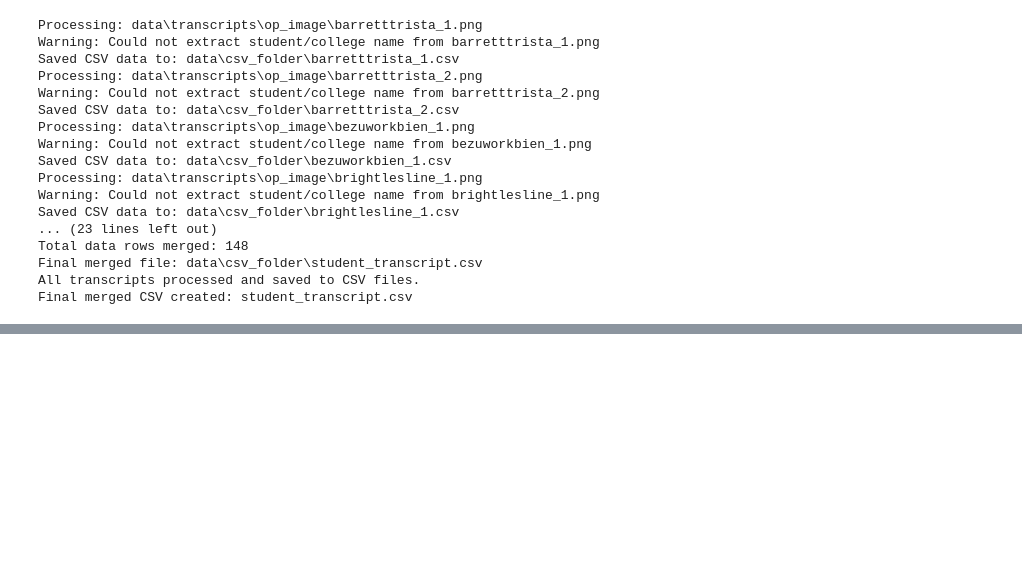
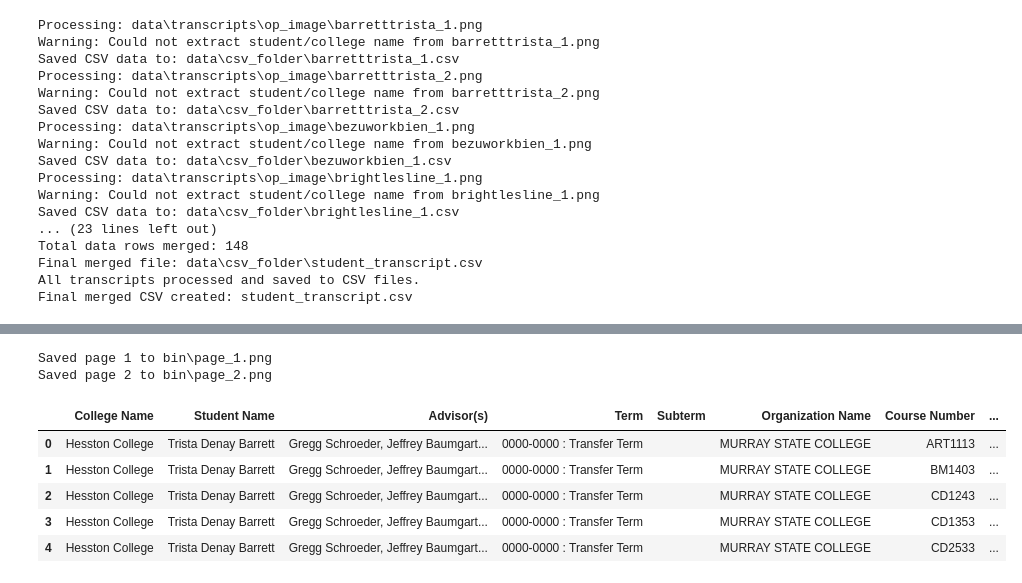
Before and after one commit to cchtnn/project_xa001, a Jupyter notebook: bin/csv_agent.ipynb, the cells around one changed output, grey strips where cells are left out. Cells and saved outputs as stored; diff of their text form; code cells hidden in the pictures; blank space fills up the shorter version.

```diff
--- a/csv_agent.ipynb
+++ b/bin/csv_agent.ipynb
@@ -2000,0 +2048,18 @@ Final merged CSV created: student_transcript.csv
+# %%
+extract_images_from_pdf("C:\\chtn\\gen_ai\\hitesh\\zenza_chatbot\project_xa001\\data\\transcripts\\Barrett, Trista.pdf", "bin\\")
+# %% [output]
+Saved page 1 to bin\page_1.png
+Saved page 2 to bin\page_2.png
+# %%
+import pandas as pd
+
+
+df1 = pd.read_csv("C:\\chtn\\gen_ai\\hitesh\\zenza_chatbot\\project_xa001\\data\\user_uploads\\chetan.mishra\\csv_files\\student_transcript.csv", on_bad_lines='skip')
+df1.head()
+# %% [output]
+|  | College Name | Student Name | Advisor(s) | Term | Subterm | Organization Name | Course Number | ... |
+| 0 | Hesston College | Trista Denay Barrett | Gregg Schroeder, Jeffrey Baumgart... | 0000-0000 : Transfer Term |  | MURRAY STATE COLLEGE | ART1113 | ... |
+| 1 | Hesston College | Trista Denay Barrett | Gregg Schroeder, Jeffrey Baumgart... | 0000-0000 : Transfer Term |  | MURRAY STATE COLLEGE | BM1403 | ... |
+| 2 | Hesston College | Trista Denay Barrett | Gregg Schroeder, Jeffrey Baumgart... | 0000-0000 : Transfer Term |  | MURRAY STATE COLLEGE | CD1243 | ... |
+| 3 | Hesston College | Trista Denay Barrett | Gregg Schroeder, Jeffrey Baumgart... | 0000-0000 : Transfer Term |  | MURRAY STATE COLLEGE | CD1353 | ... |
+| 4 | Hesston College | Trista Denay Barrett | Gregg Schroeder, Jeffrey Baumgart... | 0000-0000 : Transfer Term |  | MURRAY STATE COLLEGE | CD2533 | ... |
```
Also changed, not shown: parts of 9 cells of this notebook, 16 other files.
